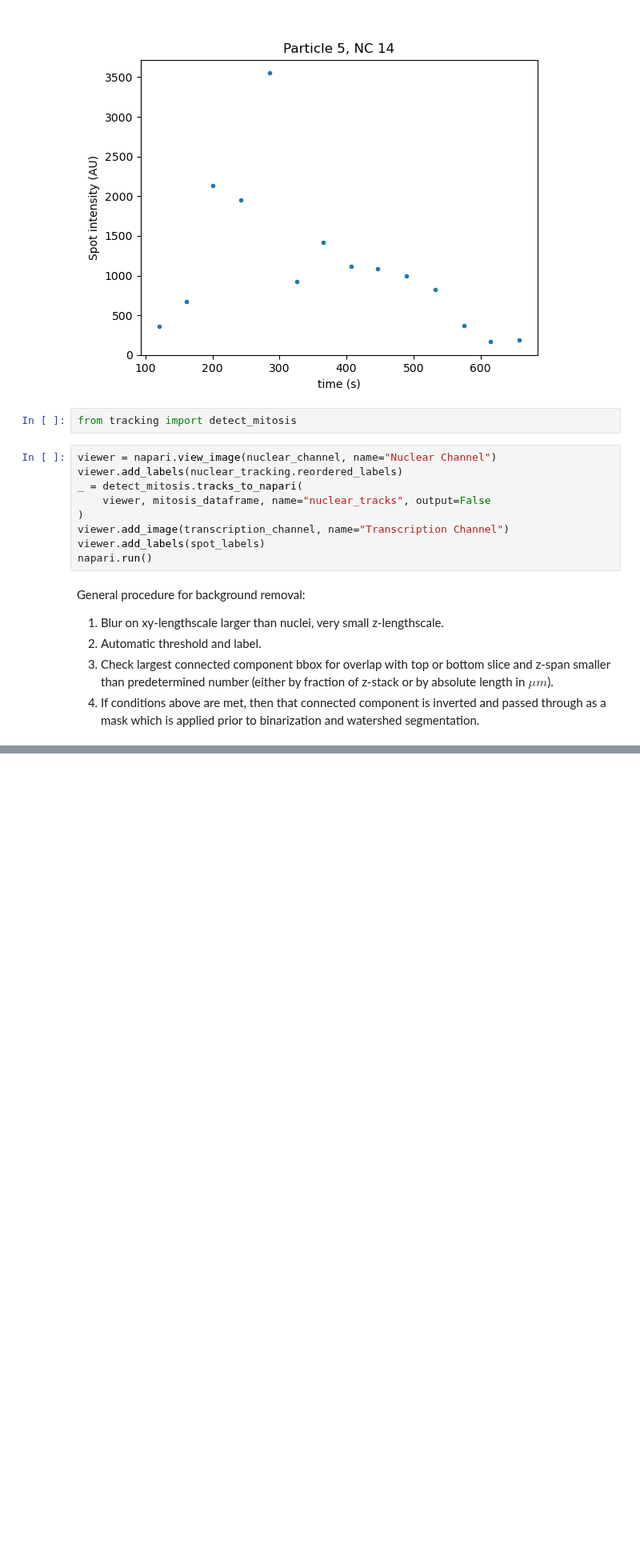
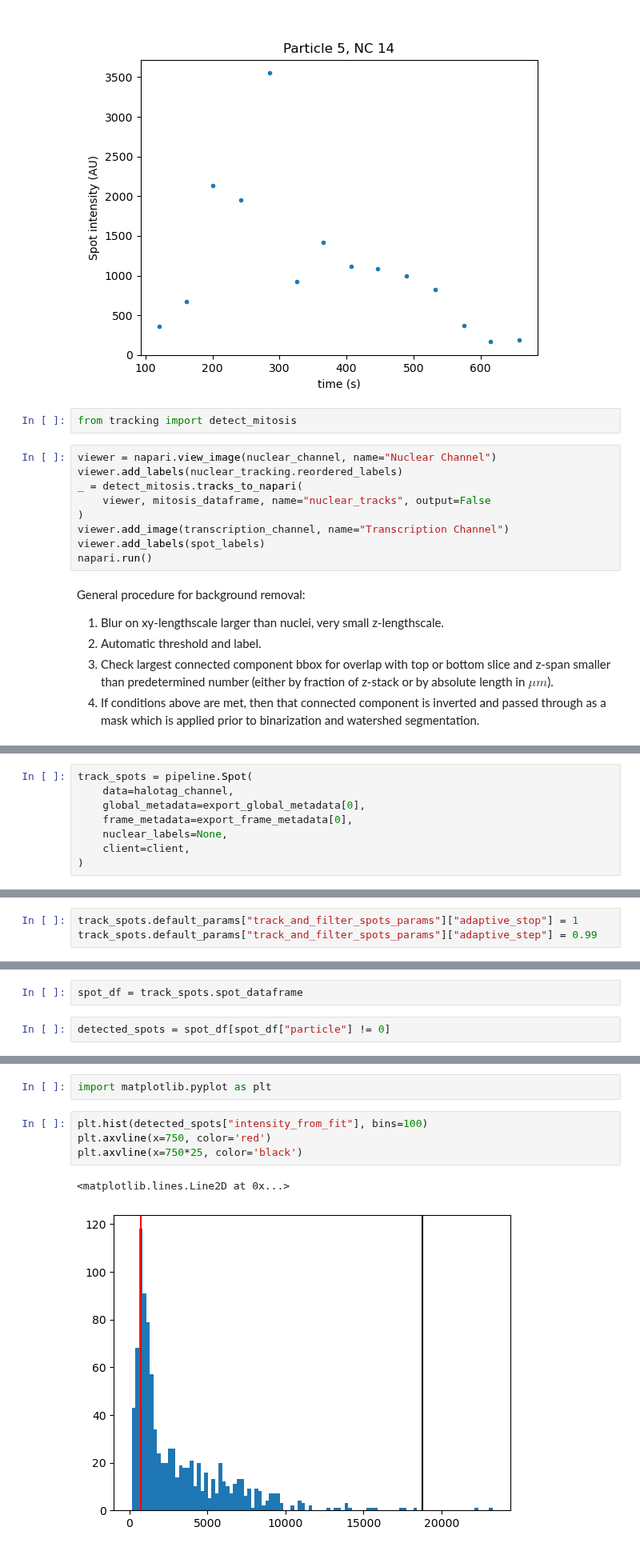
Before and after one commit to GarciaLab/transcription_pipeline, a Jupyter notebook: test.ipynb, the cells around one changed output, grey strips where cells are left out. Shown at 80% size. Drawn from its saved outputs; the diff is of its cells as text; blank space fills up the shorter version.

Commit message:
Added single-channel handling (current approach feels a bit hacky but can be reworked later) and tried it on HaloTag dataset.

```diff
--- a/test.ipynb
+++ b/test.ipynb
@@ -190,0 +199,8 @@ General procedure for background removal:
+# %%
+track_spots = pipeline.Spot(
+    data=halotag_channel,
+    global_metadata=export_global_metadata[0],
+    frame_metadata=export_frame_metadata[0],
+    nuclear_labels=None,
+    client=client,
+)
@@ -190,0 +227,3 @@ General procedure for background removal:
+# %%
+track_spots.default_params["track_and_filter_spots_params"]["adaptive_stop"] = 1
+track_spots.default_params["track_and_filter_spots_params"]["adaptive_step"] = 0.99
@@ -190,0 +238,4 @@ General procedure for background removal:
+# %%
+spot_df = track_spots.spot_dataframe
+# %%
+detected_spots = spot_df[spot_df["particle"] != 0]
@@ -190,0 +258,9 @@ General procedure for background removal:
+# %%
+import matplotlib.pyplot as plt
+# %%
+plt.hist(detected_spots["intensity_from_fit"], bins=100)
+plt.axvline(x=750, color='red')
+plt.axvline(x=750*25, color='black')
+# %% [output]
+<matplotlib.lines.Line2D at 0x...>
+[figure, added]
```
Also changed, not shown: parts of 11 cells of this notebook, 1 other file.
